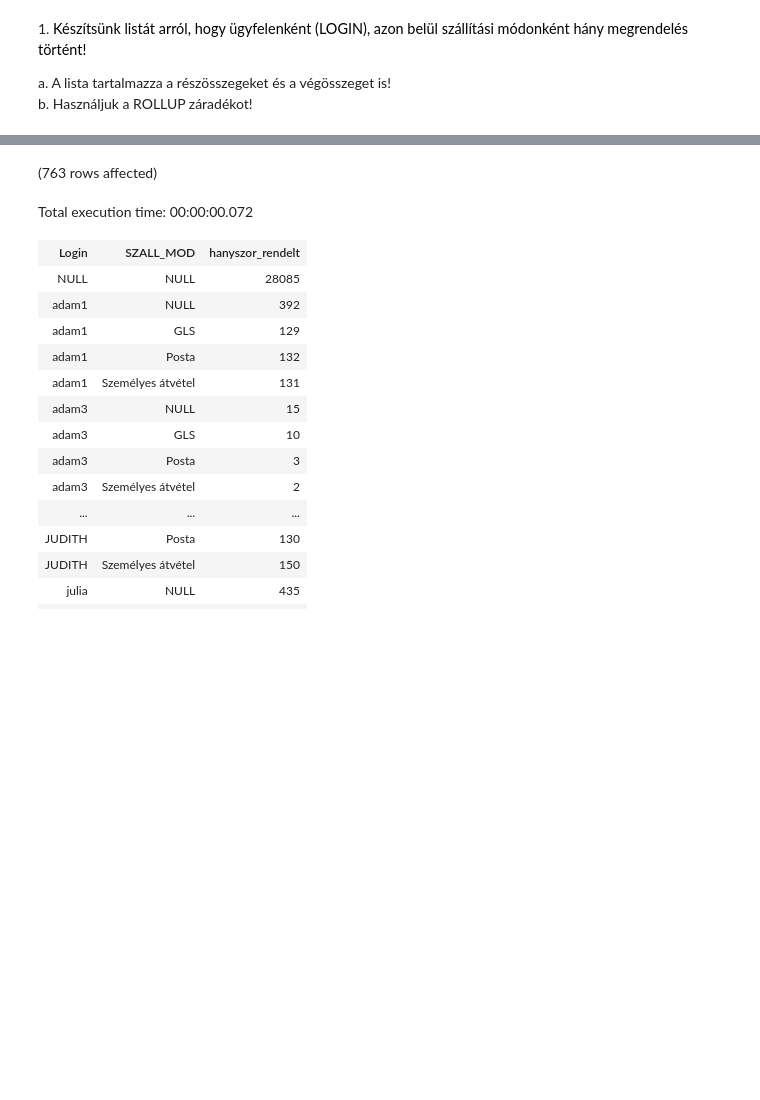
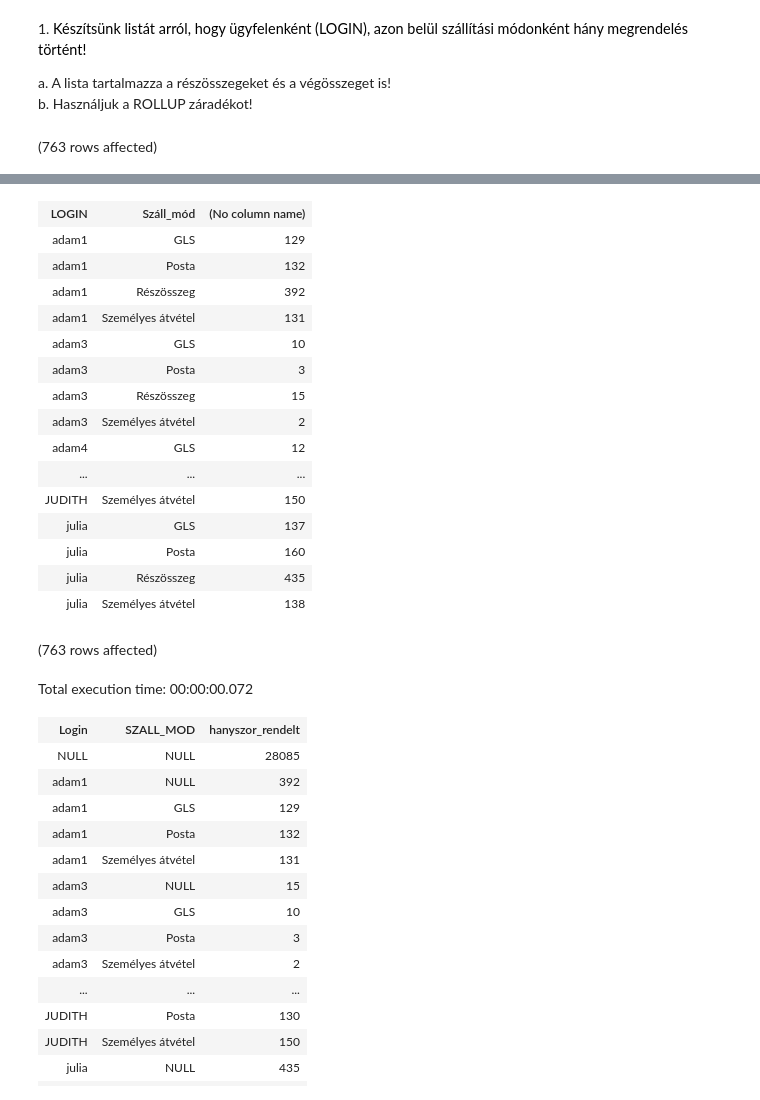
Before and after one commit to szosszi/adatbazis, a Jupyter notebook: gyakorlat04_feladatok_mo.ipynb, the cells around one changed output, grey strips where cells are left out. Saved outputs shown, nothing was run; the diff lists cells and outputs as text; code cells hidden in the pictures; blank space fills up the shorter version.

```diff
--- a/gyakorlat04_feladatok_mo.ipynb
+++ b/gyakorlat04_feladatok_mo.ipynb
@@ -3,3 +3,16 @@
 
 a. A lista tartalmazza a részösszegeket és a végösszeget is!
 b. Használjuk a ROLLUP záradékot!
+# %%
+SELECT IIF(GROUPING_ID([LOGIN])=1, 'Végösszeg', CAST(LOGIN AS nvarchar(64))) AS 'LOGIN',
+CASE
+WHEN GROUPING_ID([LOGIN], SZALL_MOD) = 1 THEN 'Részösszeg'
+WHEN GROUPING_ID([LOGIN], SZALL_MOD) = 3 THEN 'Végösszeg'
+ELSE SZALL_MOD
+END AS 'Száll_mód',
+COUNT(SORSZAM)
+FROM Rendeles
+GROUP BY ROLLUP(LOGIN, SZALL_MOD)
+ORDER BY 1,2
+# %% [output]
+(763 rows affected)
@@ -6,3 +20,19 @@ b. Használjuk a ROLLUP záradékot!
+| LOGIN | Száll_mód | (No column name) |
+| adam1 | GLS | 129 |
+| adam1 | Posta | 132 |
+| adam1 | Részösszeg | 392 |
+| adam1 | Személyes átvétel | 131 |
+| adam3 | GLS | 10 |
+| adam3 | Posta | 3 |
+| adam3 | Részösszeg | 15 |
+| adam3 | Személyes átvétel | 2 |
+| adam4 | GLS | 12 |
+| ... | ... | ... |
+| JUDITH | Személyes átvétel | 150 |
+| julia | GLS | 137 |
+| julia | Posta | 160 |
+| julia | Részösszeg | 435 |
+| julia | Személyes átvétel | 138 |
 # %%
 SELECT Login, SZALL_MOD, COUNT(SORSZAM) as hanyszor_rendelt
 FROM Rendeles
```
Also changed, not shown: parts of 8 cells of this notebook, 1 other file.
